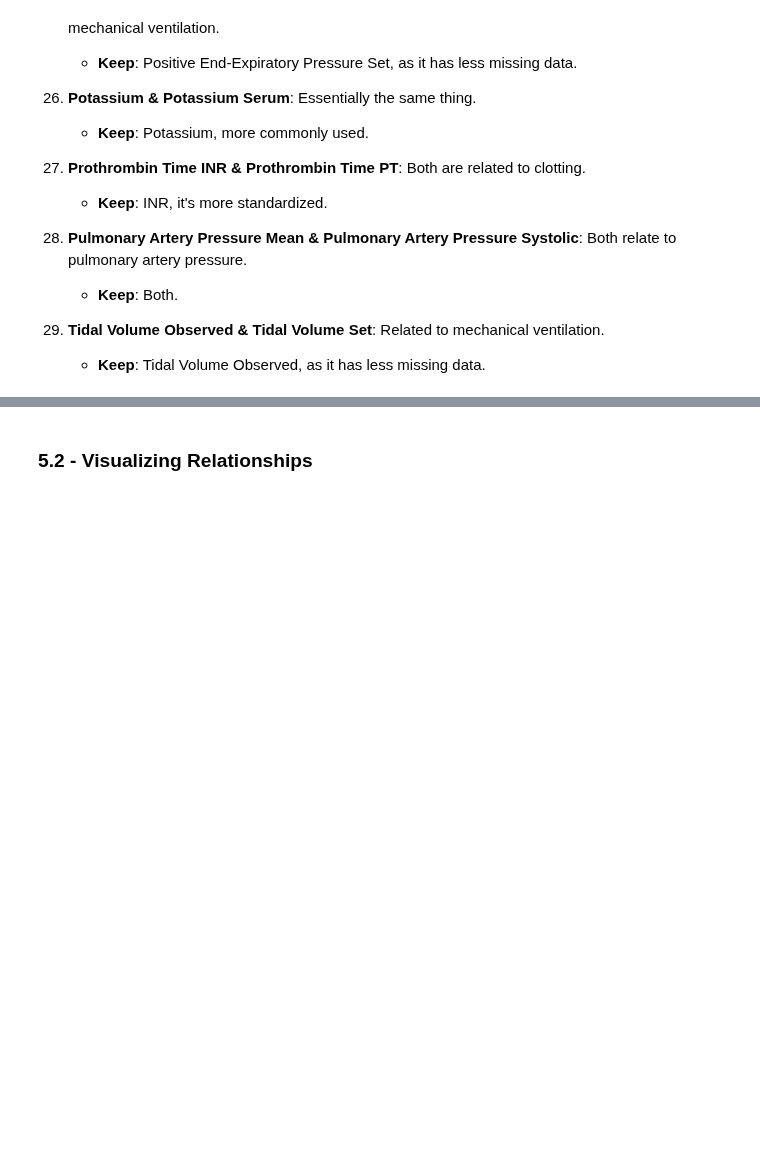
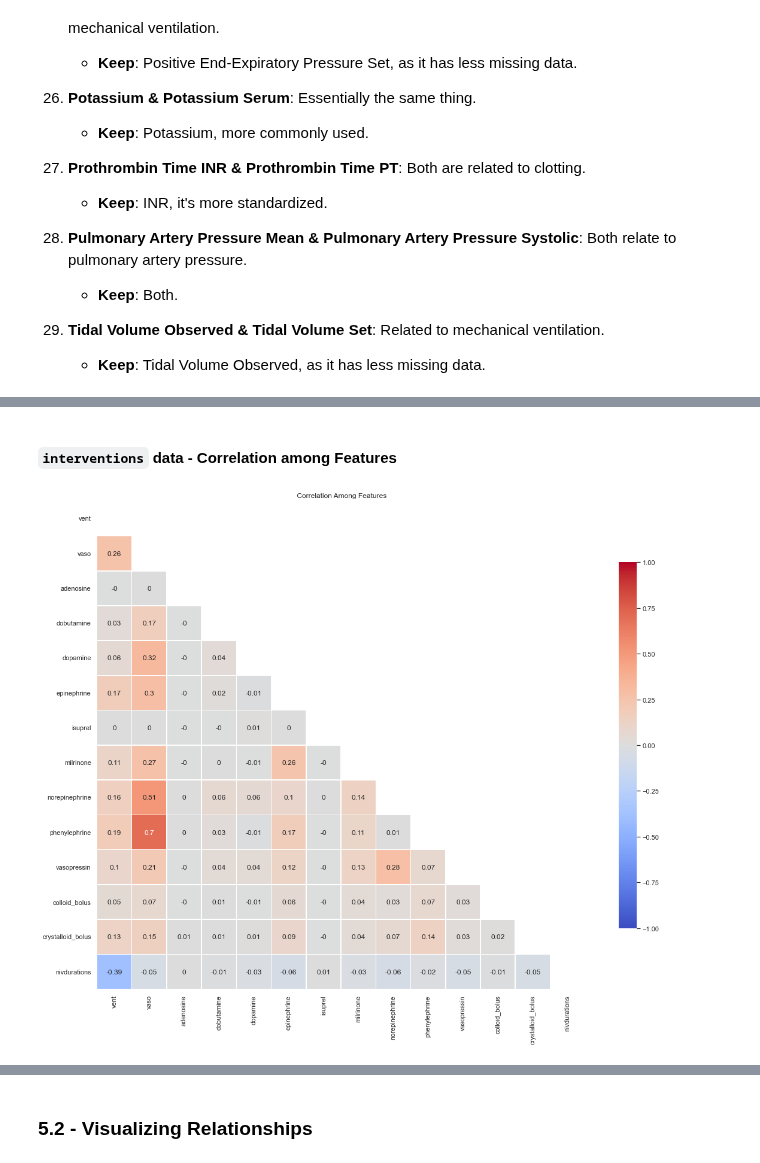
Before and after one commit to drama-404/FuzzyMedNet, a Jupyter notebook: notebooks/EDA.ipynb, the cells around one changed output, grey strips where cells are left out. Drawn from its saved outputs; the diff is of its cells as text; code cells hidden in the pictures; blank space fills up the shorter version.

```diff
--- a/notebooks/EDA.ipynb
+++ b/notebooks/EDA.ipynb
@@ -808,0 +817,6 @@ vitals_test_imputed.drop(columns=vitals_to_drop, level=0, inplace=True)
+# %% [markdown]
+#### `interventions` data - Correlation among Features
+# %%
+pearson_correlation_among_features(interv_full_imputed)
+# %% [output]
+[figure, added]
```
Also changed, not shown: parts of 5 cells of this notebook, 1 other file.
